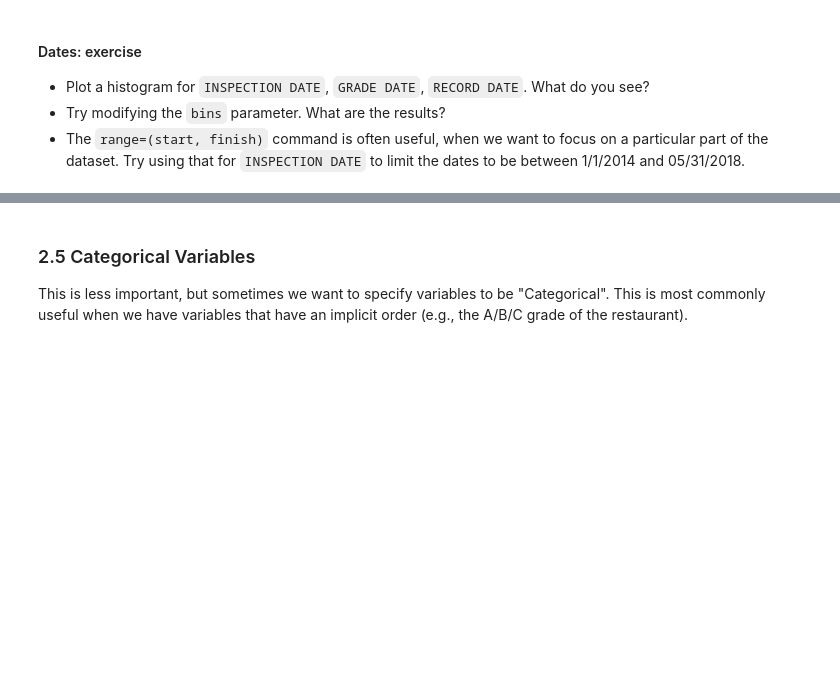
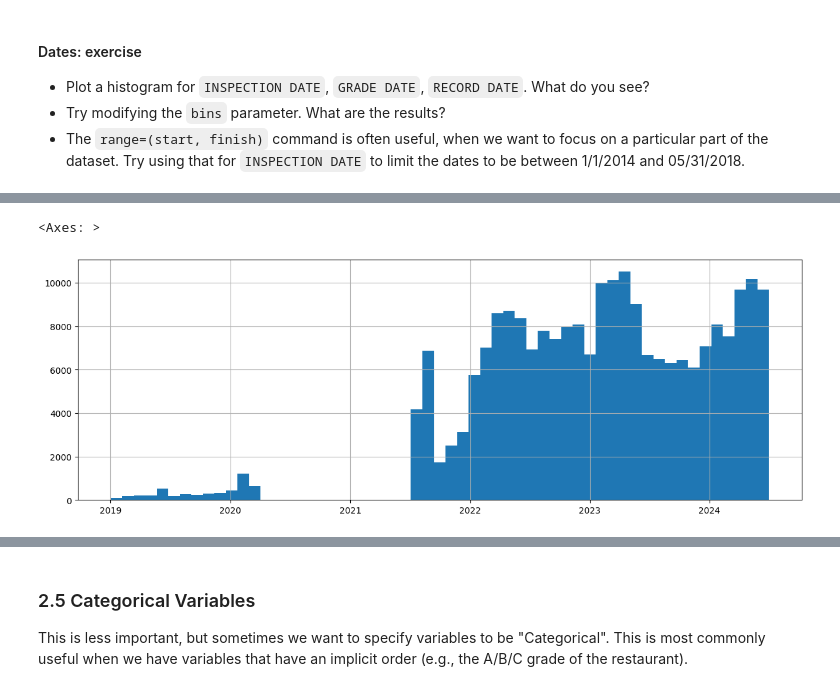
Before and after one commit to dianakorka/dmml2021, a Jupyter notebook: week3/EDA_and_Data_visualization.ipynb, the cells around one changed output, grey strips where cells are left out. Cells and saved outputs as stored; diff of their text form; code cells hidden in the pictures; blank space fills up the shorter version.

```diff
--- a/week3/EDA_and_Data_visualization.ipynb
+++ b/week3/EDA_and_Data_visualization.ipynb
@@ -175,8 +341,11 @@ restaurants['GRADE DATE'].hist()
 # %%
 restaurants['INSPECTION DATE'].hist(
-    range = (pd.to_datetime('1-1-2014'),pd.to_datetime('9-30-2018')), # limit the range of dates, ignore the 1/1/1990 faulty valye
+    range = (pd.to_datetime('1-1-2019'),pd.to_datetime('6-30-2024')), # limit the range of dates, ignore the 1/1/1990 faulty valye
     bins = 57, # number of months in the range -- computed manually
     figsize = (15,5) # resize 15-width, 5-height
 )
+# %% [output]
+<Axes: >
+[figure, added]
 # %%
 restaurants['GRADE DATE'].hist(
```
Also changed, not shown: parts of 23 cells of this notebook.
